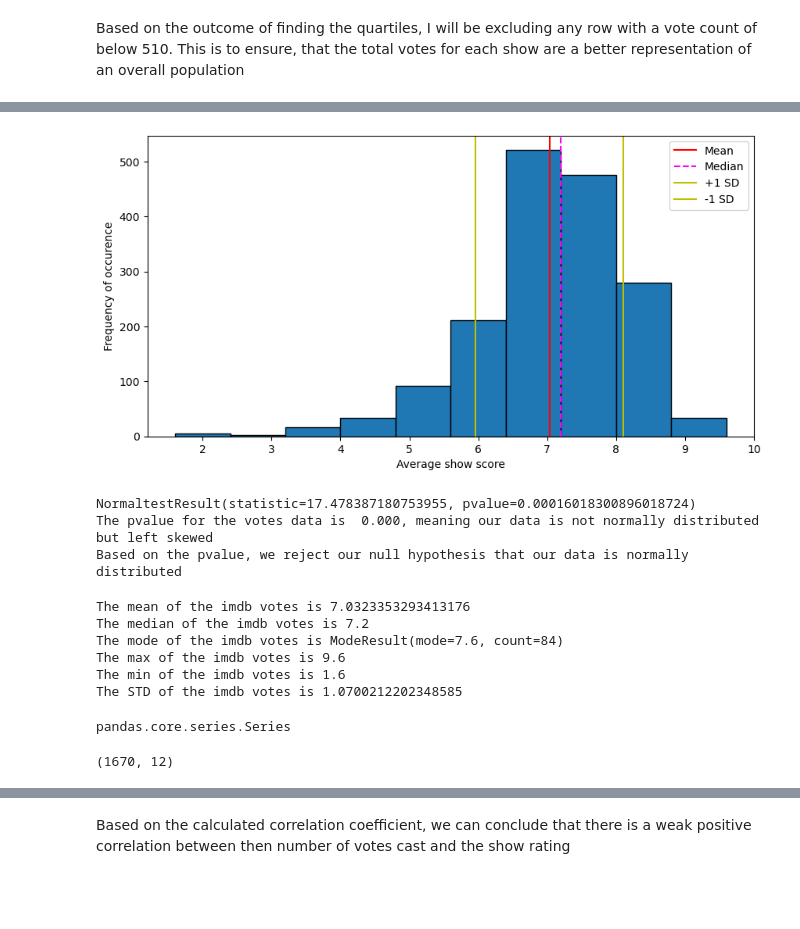
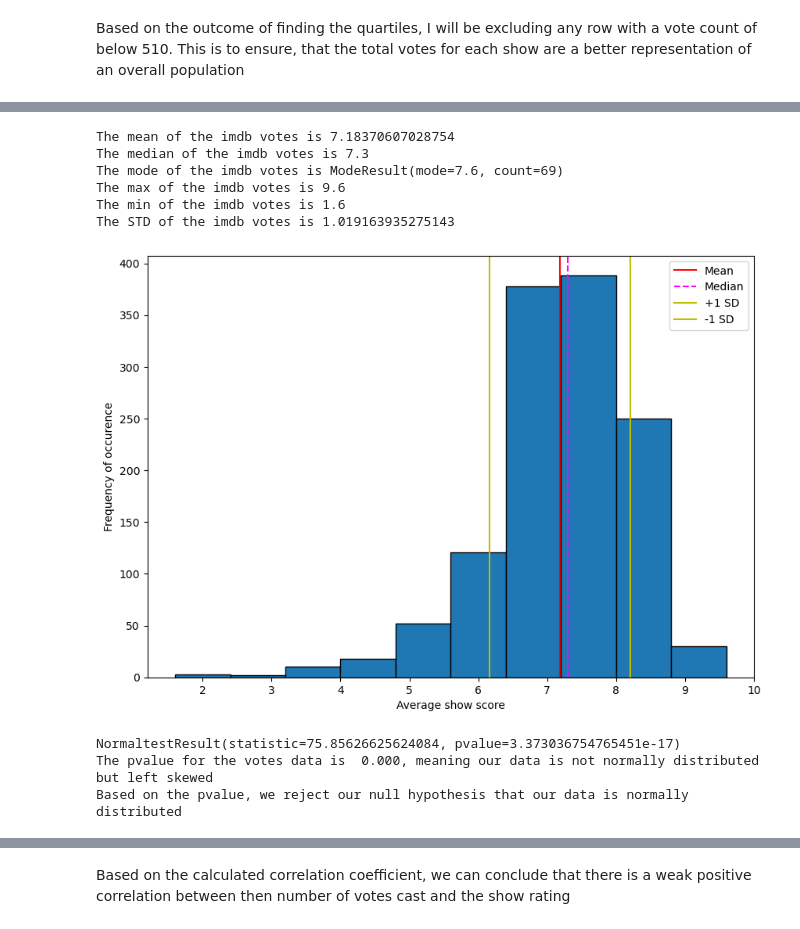
Before and after one commit to NidaB-C/NetflixEDA, a Jupyter notebook: Nida-Data/Question 4 - Eoghan.ipynb, the cells around one changed output, grey strips where cells are left out. Cells and saved outputs as stored; diff of their text form; code cells hidden in the pictures; blank space fills up the shorter version.

```diff
--- a/Nida-Data/Question 4 - Eoghan.ipynb
+++ b/Nida-Data/Question 4 - Eoghan.ipynb
@@ -99,16 +126,40 @@ I wish to understand the distribution of the imdb show ratings
+# %%
+#Descriptive statistics for score column in cleaned df
+
+scores = cq4_df['imdb_score']
+sm = scores.mean()
+sme = scores.median()
+smo = st.mode(scores)
+smax = max(scores)
+smin = min(scores)
+sstd = scores.std()
+
+print(f"The mean of the imdb votes is {sm}")
+print(f"The median of the imdb votes is {sme}")
+print(f"The mode of the imdb votes is {smo}")
+print(f"The max of the imdb votes is {smax}")
+print(f"The min of the imdb votes is {smin}")
+print(f"The STD of the imdb votes is {sstd}")
+# %% [output]
+The mean of the imdb votes is 7.18370607028754
+The median of the imdb votes is 7.3
+The mode of the imdb votes is ModeResult(mode=7.6, count=69)
+The max of the imdb votes is 9.6
+The min of the imdb votes is 1.6
+The STD of the imdb votes is 1.019163935275143
 # %%
-scores = q4_df['imdb_score']
+#Histogram distribution
 plt.hist(scores,edgecolor='k')
 plt.xlabel("Average show score")
 plt.ylabel("Frequency of occurence")
 plt.axvline(sm, color='r',label='Mean')
 plt.axvline(sme, color='fuchsia', linestyle='dashed',label='Median')
 plt.axvline(sm + sstd, color='y',label='+1 SD')
 plt.axvline(sm - sstd, color='y',label='-1 SD')
 plt.legend()
 plt.rcParams['figure.figsize'] = [10, 7]
 # %% [output]
-[figure, old version]
+[figure, new version]
 # %%
 print(st.normaltest(scores.sample(200)))
 
@@ -116,28 +167,6 @@ print(f"The pvalue for the votes data is {pvalue: .3f}, meaning our data is not
 
 print(f"Based on the pvalue, we reject our null hypothesis that our data is normally distributed")
 # %% [output]
-NormaltestResult(statistic=17.478387180753955, pvalue=0.00016018300896018724)
+NormaltestResult(statistic=75.85626625624084, pvalue=3.373036754765451e-17)
 The pvalue for the votes data is  0.000, meaning our data is not normally distributed but left skewed
 Based on the pvalue, we reject our null hypothesis that our data is normally distributed
-# %%
-
-sm = scores.mean()
-sme = scores.median()
-smo = st.mode(scores)
-smax = max(scores)
-smin = min(scores)
-sstd = scores.std()
-
-print(f"The mean of the imdb votes is {sm}")
-print(f"The median of the imdb votes is {sme}")
-print(f"The mode of the imdb votes is {smo}")
-print(f"The max of the imdb votes is {smax}")
-print(f"The min of the imdb votes is {smin}")
-print(f"The STD of the imdb votes is {sstd}")
-# %% [output]
-The mean of the imdb votes is 7.0323353293413176
-The median of the imdb votes is 7.2
-The mode of the imdb votes is ModeResult(mode=7.6, count=84)
-The max of the imdb votes is 9.6
-The min of the imdb votes is 1.6
-The STD of the imdb votes is 1.0700212202348585
@@ -149,9 +172,0 @@ q4_df["genres_0"] = q4_df["genres_list"].str[0]
-# %%
-q4_df["genres_0"].head()
-type(q4_df["genres_0"])
-# %% [output]
-pandas.core.series.Series
-# %%
-q4_df.shape
-# %% [output]
-(1670, 12)
```
Also changed, not shown: parts of 25 cells of this notebook.
